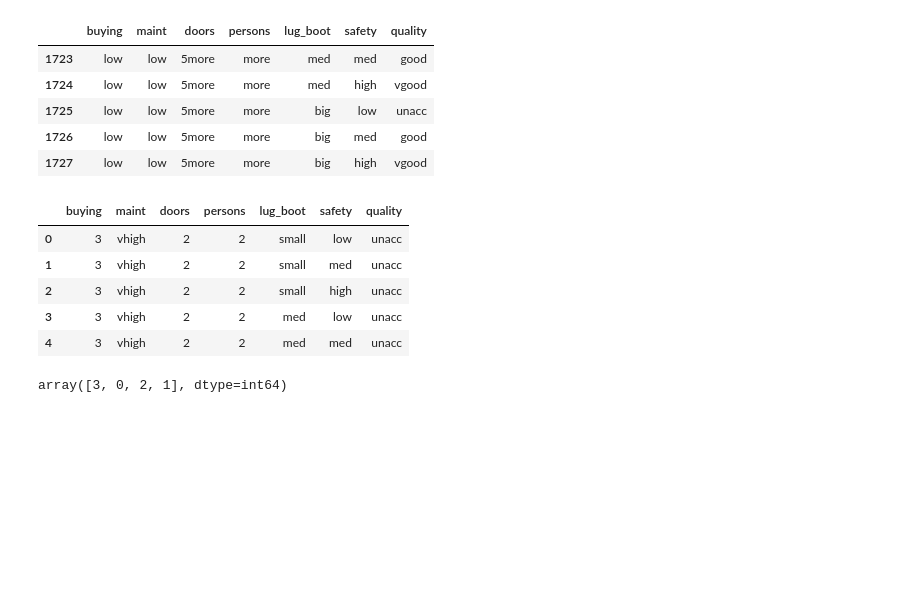
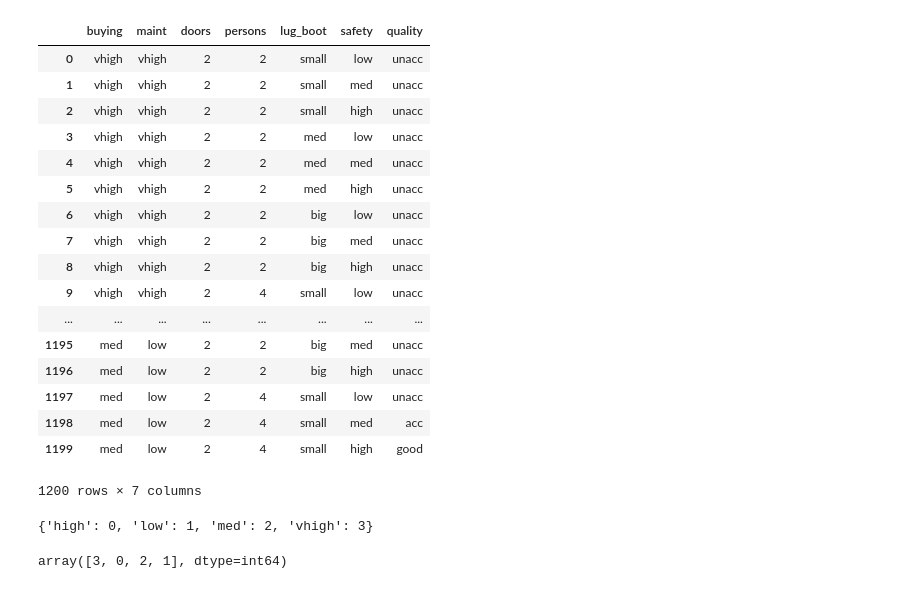
Before and after one commit to Mayank-MP05/Car-Quality-Full-Stack-ML-Project, a Jupyter notebook: Data Labeling and Export.ipynb, the cells around one changed output. Drawn from its saved outputs; the diff is of its cells as text; code cells hidden in the pictures; blank space fills up the shorter version.

Commit message:
Label encoding the Name as per sklearn LE Backend

```diff
--- a/Data Labeling and Export.ipynb
+++ b/Data Labeling and Export.ipynb
@@ -3,24 +3,36 @@ import pandas as pd
 # %%
 #Dataset dont have header labels
 custom_header = [
     'buying',
     'maint',
     'doors',
     "persons",
     "lug_boot",
     "safety",
     "quality"
 ]
 data = pd.read_csv('dataset/car.data',sep=',',header=None)
 data.columns = custom_header
-data.tail()
+data.head(1200)
 # %% [output]
 |  | buying | maint | doors | persons | lug_boot | safety | quality |
-| 1723 | low | low | 5more | more | med | med | good |
-| 1724 | low | low | 5more | more | med | high | vgood |
-| 1725 | low | low | 5more | more | big | low | unacc |
-| 1726 | low | low | 5more | more | big | med | good |
-| 1727 | low | low | 5more | more | big | high | vgood |
+| 0 | vhigh | vhigh | 2 | 2 | small | low | unacc |
+| 1 | vhigh | vhigh | 2 | 2 | small | med | unacc |
+| 2 | vhigh | vhigh | 2 | 2 | small | high | unacc |
+| 3 | vhigh | vhigh | 2 | 2 | med | low | unacc |
+| 4 | vhigh | vhigh | 2 | 2 | med | med | unacc |
+| 5 | vhigh | vhigh | 2 | 2 | med | high | unacc |
+| 6 | vhigh | vhigh | 2 | 2 | big | low | unacc |
+| 7 | vhigh | vhigh | 2 | 2 | big | med | unacc |
+| 8 | vhigh | vhigh | 2 | 2 | big | high | unacc |
+| 9 | vhigh | vhigh | 2 | 4 | small | low | unacc |
+| ... | ... | ... | ... | ... | ... | ... | ... |
+| 1195 | med | low | 2 | 2 | big | med | unacc |
+| 1196 | med | low | 2 | 2 | big | high | unacc |
+| 1197 | med | low | 2 | 4 | small | low | unacc |
+| 1198 | med | low | 2 | 4 | small | med | acc |
+| 1199 | med | low | 2 | 4 | small | high | good |
+1200 rows × 7 columns
 # %%
 # We use labels encoder to Encode CAtegoric => Numerical
 # %%
@@ -36,14 +48,12 @@ data['lug_boot']= le.fit_transform(data['lug_boot'])
 data['safety']= le.fit_transform(data['safety'])
 data['quality']= le.fit_transform(data['quality'])
 """
-data.head()
+# data.head()
+
+le_name_mapping = dict(zip(le.classes_, le.transform(le.classes_)))
+print(le_name_mapping)
 # %% [output]
-|  | buying | maint | doors | persons | lug_boot | safety | quality |
-| 0 | 3 | vhigh | 2 | 2 | small | low | unacc |
-| 1 | 3 | vhigh | 2 | 2 | small | med | unacc |
-| 2 | 3 | vhigh | 2 | 2 | small | high | unacc |
-| 3 | 3 | vhigh | 2 | 2 | med | low | unacc |
-| 4 | 3 | vhigh | 2 | 2 | med | med | unacc |
+{'high': 0, 'low': 1, 'med': 2, 'vhigh': 3}
 # %%
 data.buying.unique()
 # %% [output]
```
Also changed, not shown: parts of 1 cell of this notebook, 1 other file.
